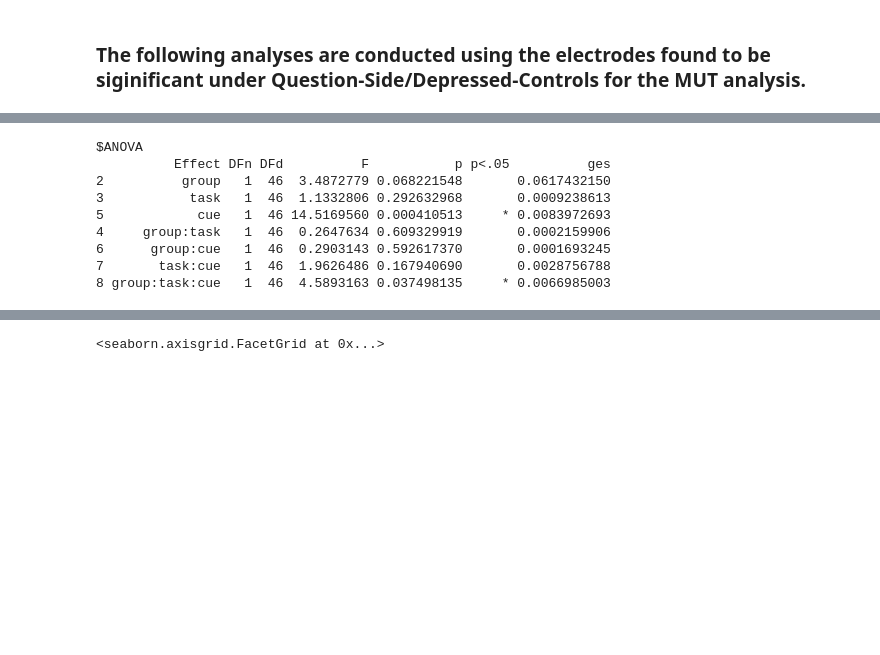
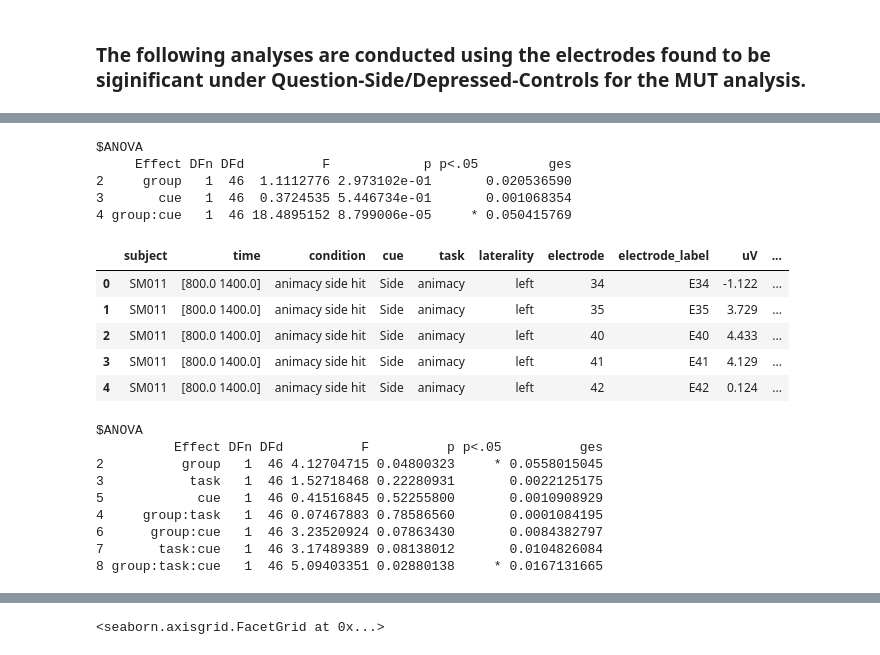
Before and after one commit to dgdillon/source-mem-paper, a Jupyter notebook: Source_ReAnalysis.ipynb, the cells around one changed output, grey strips where cells are left out. Drawn from its saved outputs; the diff is of its cells as text; code cells hidden in the pictures; blank space fills up the shorter version.

```diff
--- a/Source_ReAnalysis.ipynb
+++ b/Source_ReAnalysis.ipynb
@@ -1800,15 +1893,41 @@ all_par_new.subject.nunique()
+# %%
+all_par3_MI = all_par3[all_par3.task == 'mobility']
+%Rpush all_par3_MI
+%R uv_par_MI <- ezANOVA(dv=uV, wid=subject, within=cue, between=group, data=all_par3_MI)
+%R print(uv_par_MI)
+# %% [output]
+$ANOVA
+     Effect DFn DFd          F            p p<.05         ges
+2     group   1  46  1.1112776 2.973102e-01       0.020536590
+3       cue   1  46  0.3724535 5.446734e-01       0.001068354
+4 group:cue   1  46 18.4895152 8.799006e-05     * 0.050415769
+# %%
+# for 800-1400 ms
+hc_par4 = make_clean_df(path2erps + 'MeanAmps/HC/HC_cueDiff_taskDiff_Par_800_1400.txt')
+mdd_par4 = make_clean_df(path2erps + 'MeanAmps/MDD/MDD_cueDiff_taskDiff_Par_800_1400.txt')
+hc_par4['group'] = 'control'
+mdd_par4['group'] = 'MDD'
+all_par4 = pd.concat([hc_par4,mdd_par4],axis=0)
+all_par4.head()
+# %% [output]
+|  | subject | time | condition | cue | task | laterality | electrode | electrode_label | uV | ... |
+| 0 | SM011 | [800.0 1400.0] | animacy side hit | Side | animacy | left | 34 | E34 | -1.122 | ... |
+| 1 | SM011 | [800.0 1400.0] | animacy side hit | Side | animacy | left | 35 | E35 | 3.729 | ... |
+| 2 | SM011 | [800.0 1400.0] | animacy side hit | Side | animacy | left | 40 | E40 | 4.433 | ... |
+| 3 | SM011 | [800.0 1400.0] | animacy side hit | Side | animacy | left | 41 | E41 | 4.129 | ... |
+| 4 | SM011 | [800.0 1400.0] | animacy side hit | Side | animacy | left | 42 | E42 | 0.124 | ... |
 # %%
-%Rpush all_par_new
+%Rpush all_par4
 
-%R uv_par_new <- ezANOVA(dv=uV, wid=subject, within=.(task,cue), between=group, data=all_par_new)
-%R print(uv_par_new)
+%R uv_par4 <- ezANOVA(dv=uV, wid=subject, within=.(task, cue), between=group, data=all_par4)
+%R print(uv_par4)
 # %% [output]
 $ANOVA
-          Effect DFn DFd          F           p p<.05          ges
-2          group   1  46  3.4872779 0.068221548       0.0617432150
-3           task   1  46  1.1332806 0.292632968       0.0009238613
-5            cue   1  46 14.5169560 0.000410513     * 0.0083972693
-4     group:task   1  46  0.2647634 0.609329919       0.0002159906
-6      group:cue   1  46  0.2903143 0.592617370       0.0001693245
-7       task:cue   1  46  1.9626486 0.167940690       0.0028756788
-8 group:task:cue   1  46  4.5893163 0.037498135     * 0.0066985003
+          Effect DFn DFd          F          p p<.05          ges
+2          group   1  46 4.12704715 0.04800323     * 0.0558015045
+3           task   1  46 1.52718468 0.22280931       0.0022125175
+5            cue   1  46 0.41516845 0.52255800       0.0010908929
+4     group:task   1  46 0.07467883 0.78586560       0.0001084195
+6      group:cue   1  46 3.23520924 0.07863430       0.0084382797
+7       task:cue   1  46 3.17489389 0.08138012       0.0104826084
+8 group:task:cue   1  46 5.09403351 0.02880138     * 0.0167131665
```
Also changed, not shown: parts of 23 cells of this notebook.
